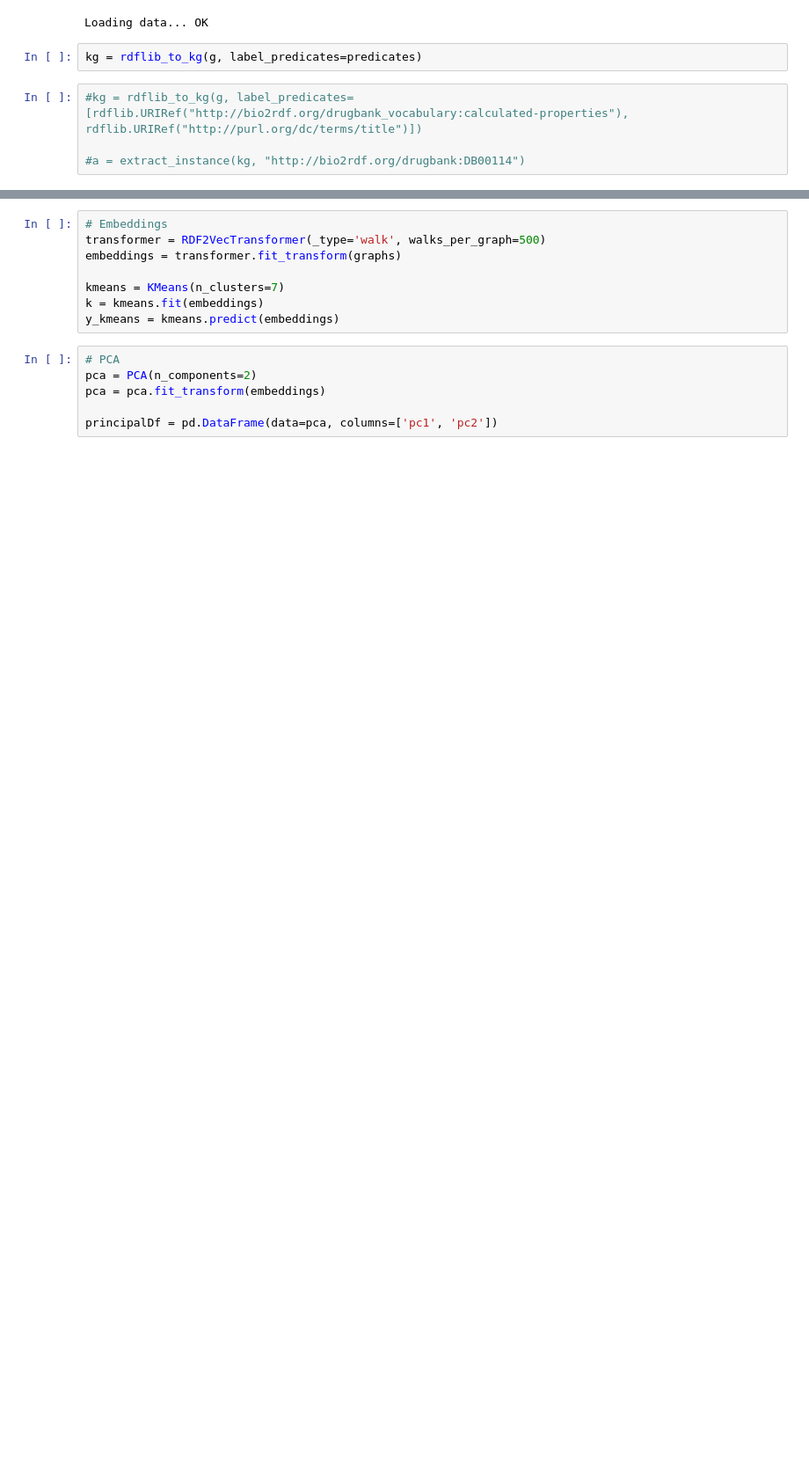
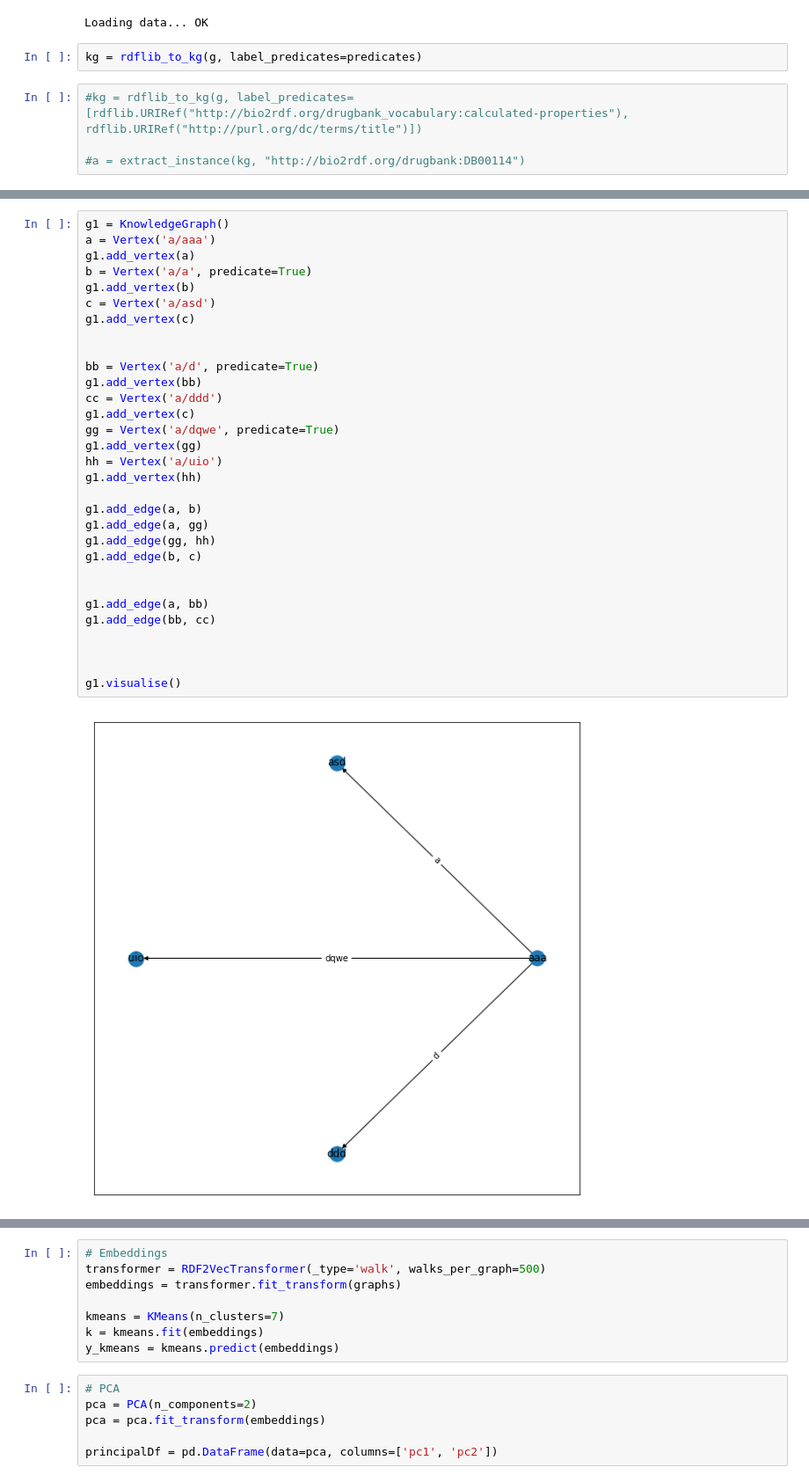
Before and after one commit to SynStratos/RDF_Clustering, a Jupyter notebook: main_nb.ipynb, the cells around one changed output, grey strips where cells are left out. Shown at 88% size. Cells and saved outputs as stored; diff of their text form; blank space fills up the shorter version.

```diff
--- a/main_nb.ipynb
+++ b/main_nb.ipynb
@@ -52,0 +108,33 @@ failed:7260
+# %%
+g1 = KnowledgeGraph()
+a = Vertex('a/aaa')
+g1.add_vertex(a)
+b = Vertex('a/a', predicate=True)
+g1.add_vertex(b)
+c = Vertex('a/asd')
+g1.add_vertex(c)
+
+
+bb = Vertex('a/d', predicate=True)
+g1.add_vertex(bb)
+cc = Vertex('a/ddd')
+g1.add_vertex(c)
+gg = Vertex('a/dqwe', predicate=True)
+g1.add_vertex(gg)
+hh = Vertex('a/uio')
+g1.add_vertex(hh)
+
+g1.add_edge(a, b)
+g1.add_edge(a, gg)
+g1.add_edge(gg, hh)
+g1.add_edge(b, c)
+
+
+g1.add_edge(a, bb)
+g1.add_edge(bb, cc)
+
+
+
+g1.visualise()
+# %% [output]
+[figure, added]
```
Also changed, not shown: parts of 17 cells of this notebook, 9 other files.
